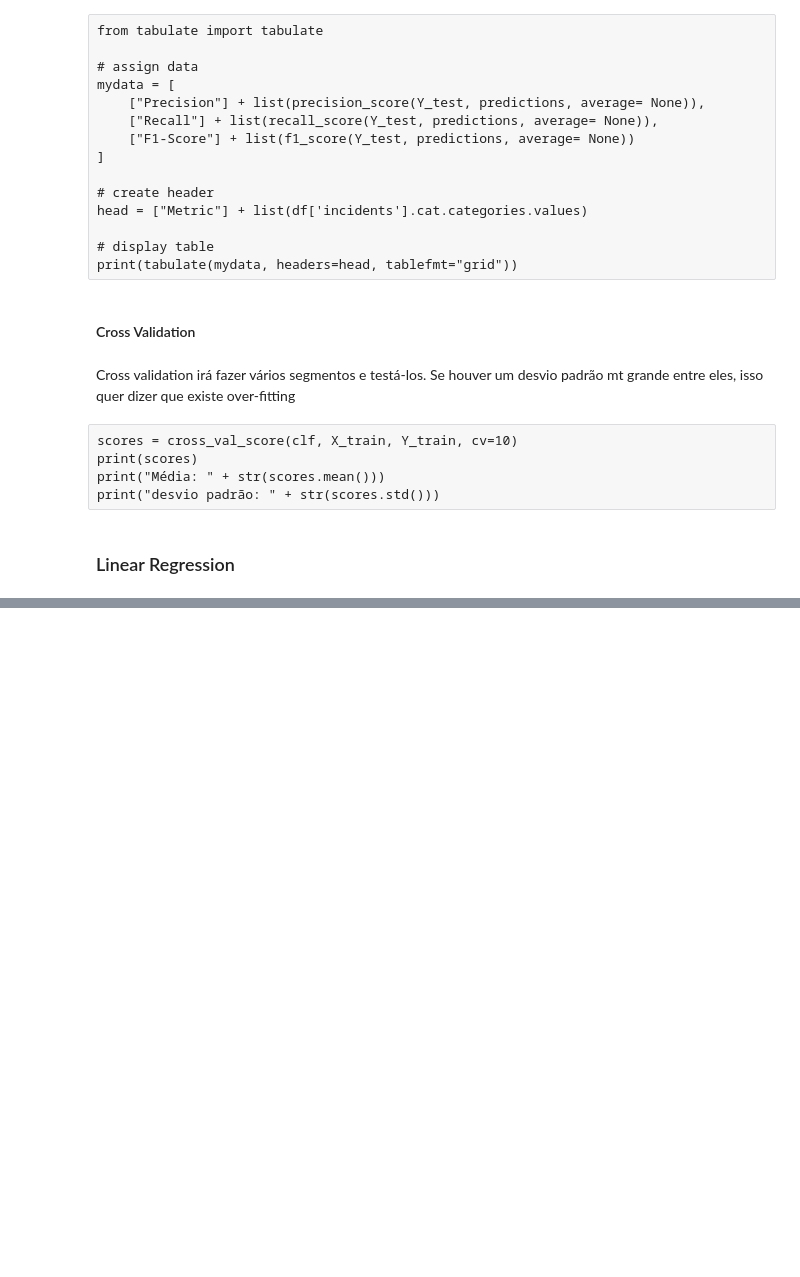
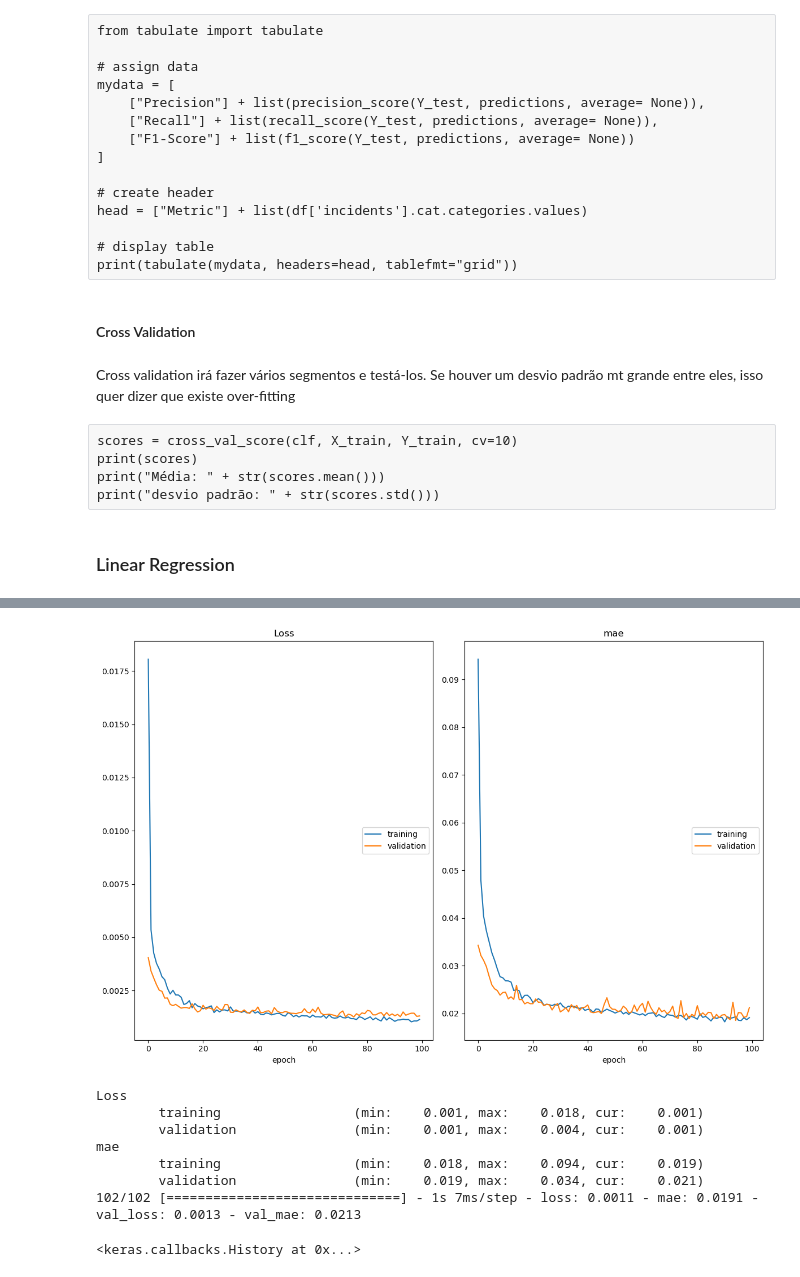
Before and after one commit to vascoliveira2511/DAA, a Jupyter notebook: trabalho/cinema.ipynb, the cells around one changed output, grey strips where cells are left out. Cells and saved outputs as stored; diff of their text form; code cells hidden in the pictures; blank space fills up the shorter version.

```diff
--- a/trabalho/cinema.ipynb
+++ b/trabalho/cinema.ipynb
@@ -287,0 +305,18 @@ LinearRegression()
+# %%
+scaler_x = MinMaxScaler(feature_range=(0, 1)).fit(X)
+scaler_y = MinMaxScaler(feature_range=(0, 1)).fit(y)
+x_scaled = pd.DataFrame(scaler_x.transform(X[X.columns]), columns=X.columns)
+y_scaled = pd.DataFrame(scaler_y.transform(y[y.columns]), columns=y.columns)
+# %%
+X_train, X_test, Y_train, Y_test = train_test_split(x_scaled, y_scaled, test_size=0.25, random_state=42)
+# %%
+def build_model(activation = 'relu', optimizer = 'adam', dropout = 0.2, neurons = 32, layers = 1):
+    model = Sequential()
+    model.add(Dense(neurons, activation=activation, input_shape=(X_train.shape[1],)))
+    model.add(Dropout(dropout))
+    for i in range(layers):
+        model.add(Dense(neurons, activation=activation))
+        model.add(Dropout(dropout))
+    model.add(Dense(1))
+    model.compile(optimizer=optimizer, loss='mse', metrics=['mae'])
+    return model
@@ -345,0 +465,12 @@ print("desvio padrão: " + str(scores.std()))
+# %%
+model.fit(X_train, Y_train, epochs=100, batch_size=32, validation_split=0.2, callbacks=[PlotLossesKeras()])
+# %% [output]
+[figure, added]
+Loss
+        training                 (min:    0.001, max:    0.018, cur:    0.001)
+        validation               (min:    0.001, max:    0.004, cur:    0.001)
+mae
+        training                 (min:    0.018, max:    0.094, cur:    0.019)
+        validation               (min:    0.019, max:    0.034, cur:    0.021)
+102/102 [==============================] - 1s 7ms/step - loss: 0.0011 - mae: 0.0191 - val_loss: 0.0013 - val_mae: 0.0213
+<keras.callbacks.History at 0x...>
```
Also changed, not shown: parts of 23 cells of this notebook.
